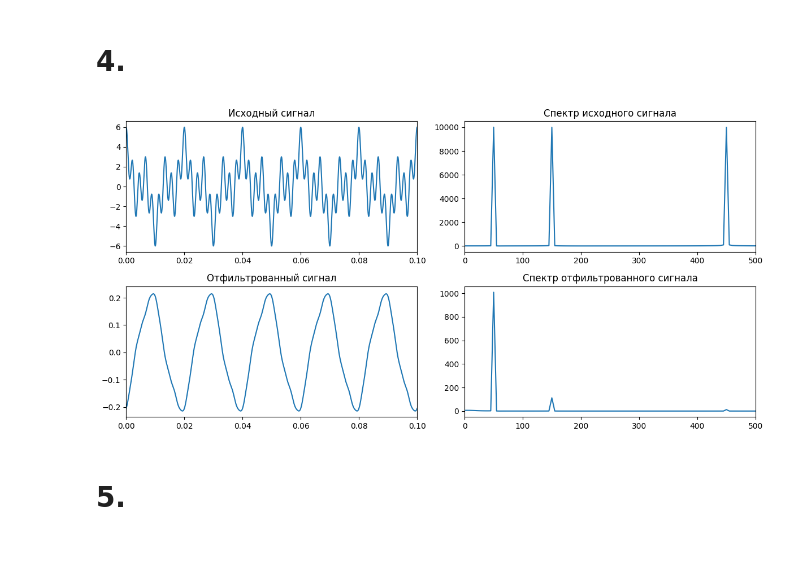
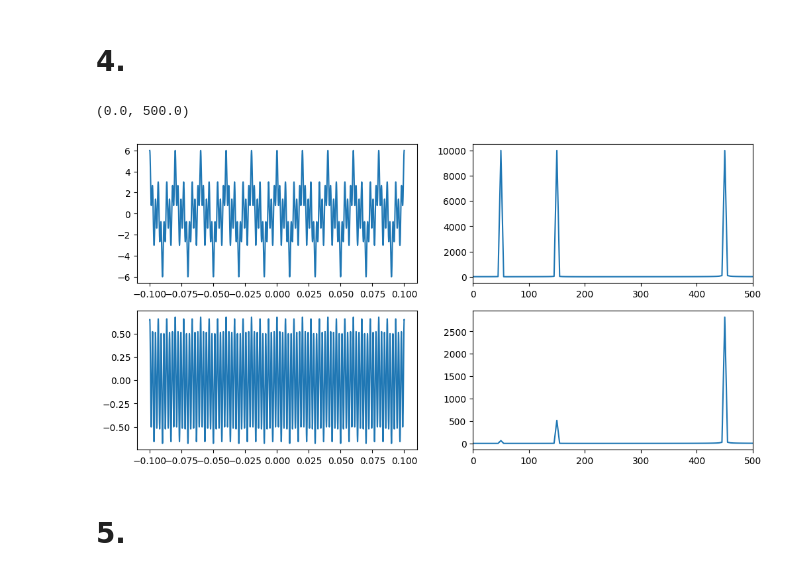
Before and after one commit to KadilenkoIvan/digital_signal_processing, a Jupyter notebook: lab3/1.ipynb, the cells around one changed output. Drawn from its saved outputs; the diff is of its cells as text; code cells hidden in the pictures.

```diff
--- a/lab3/1.ipynb
+++ b/lab3/1.ipynb
@@ -147,8 +86,7 @@ plt.show()
 # %% [markdown]
 # 4.
 # %%
-def butterworth_up_filter(freqs, cutoff):
-    wc = 2 * np.pi * cutoff
-    omega = np.where(freqs != 0, 2 * np.pi * cutoff / freqs, 0.001)
-    H = 1 / (-omega**2 + 1j * np.sqrt(2) * omega + 1)
+def butter_up_filter(freqs, cutoff):
+    omega = np.where(freqs != 0, 2 * np.pi * cutoff / freqs, 50000)
+    H = 1 / (omega**2 + 1j * np.sqrt(2) * omega + 1)
     return H
@@ -169,54 +93,34 @@ x_cos = A * np.cos(omega1 * t) + A * np.cos(omega2 * t) + A * np.cos(omega3 * t)
+# %%
+fs = 10000
+a = -0.1
+b = 0.1
+t = np.linspace(a, b, fs)
+x_cos = get_cos_singal(a=a, b=b, fs=fs)
+# %%
+signal_fft = fft(x_cos)
+frequencies = fftfreq(len(x_cos), d=t[1] - t[0])
+cutoff = 100
+H_up = butter_up_filter(frequencies, cutoff)
+filtred_signal_fft = signal_fft * np.abs(H_up)
+filtred_signal = ifft(filtred_signal_fft)
 # %%
-import numpy as np
-import matplotlib.pyplot as plt
-from scipy.fft import fft, ifft, fftfreq
-
-# Параметры сигнала
-fs = 10_000  # Частота дискретизации
-
-# БПФ (FFT) для исходного сигнала
-signal_fft = fft(x_cos)
-frequencies = fftfreq(t.size, d=t[1]-t[0])
-
-# Применение фильтра Баттерворта
-cutoff_freq = 200  # Частота среза
-H_up = butterworth_up_filter(frequencies, cutoff_freq)
-filtered_signal_fft = signal_fft * H
-
-# Обратное преобразование Фурье для получения отфильтрованного сигнала
-filtered_signal = np.real(ifft(filtered_signal_fft))
-filtered_signal_fft = fft(filtered_signal)
-
-# Графики
 plt.figure(figsize=(12, 6))
 
-# Исходный сигнал
 plt.subplot(2, 2, 1)
 plt.plot(t, x_cos)
-plt.xlim(0, .1)
-plt.title("Исходный сигнал")
 
-# Спектр исходного сигнала
 plt.subplot(2, 2, 2)
 plt.plot(frequencies[:fs//2], np.abs(signal_fft[:fs//2]))
 plt.xlim(0, 500)
-plt.title("Спектр исходного сигнала")
 
-# Отфильтрованный сигнал
 plt.subplot(2, 2, 3)
-plt.plot(t, filtered_signal)
-plt.xlim(0, .1)
-plt.title("Отфильтрованный сигнал")
+plt.plot(t, filtred_signal)
 
-# Спектр исходного сигнала
 plt.subplot(2, 2, 4)
-plt.plot(frequencies[:fs//2], np.abs(filtered_signal_fft[:fs//2]))
+plt.plot(frequencies[:fs//2], np.abs(filtred_signal_fft[:fs//2]))
 plt.xlim(0, 500)
-plt.title("Спектр отфильтрованного сигнала")
-
-plt.tight_layout()
-plt.show()
 # %% [output]
+(0.0, 500.0)
-[figure, old version]
+[figure, new version]
 # %% [markdown]
 # 5.
```
Also changed, not shown: parts of 30 cells of this notebook.
